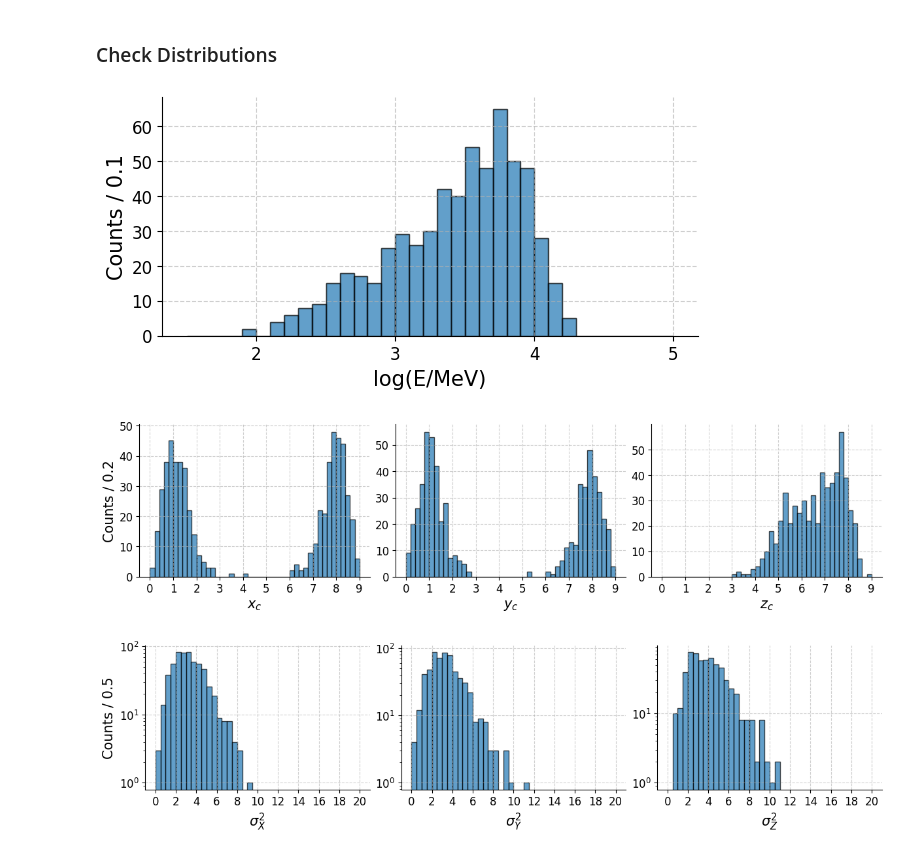
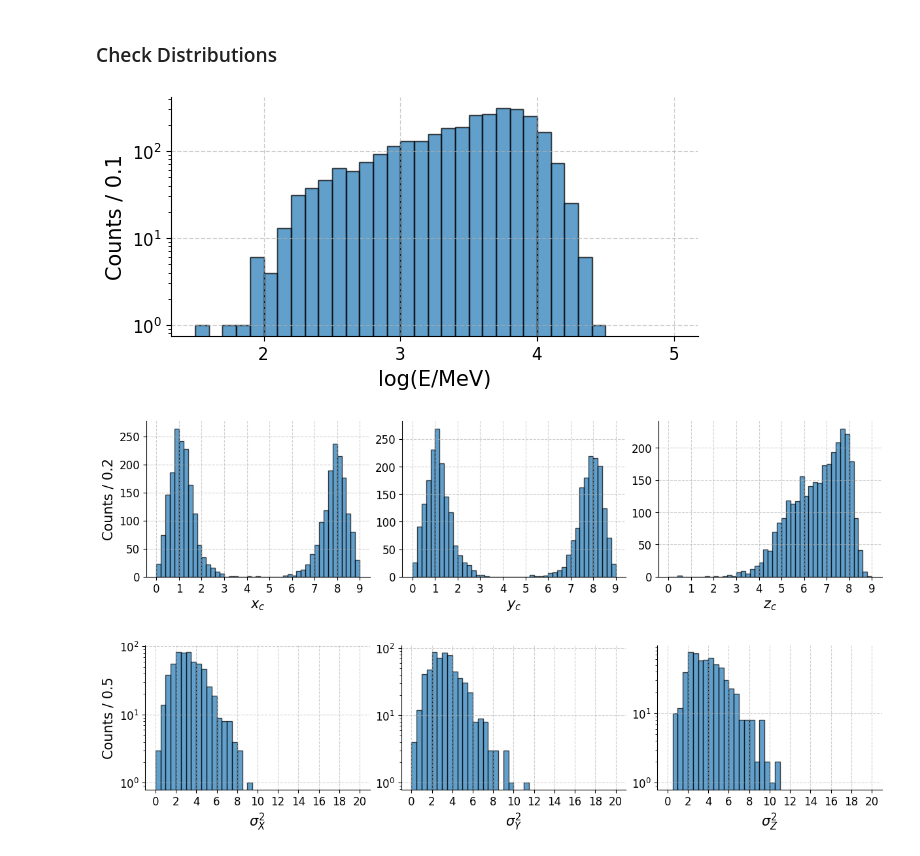
Before and after one commit to Rickard75/SNN-Cal, a Jupyter notebook: SNN/SNN.ipynb, the cells around one changed output. Cells and saved outputs as stored; diff of their text form; code cells hidden in the pictures.

```diff
--- a/SNN/SNN.ipynb
+++ b/SNN/SNN.ipynb
@@ -123,5 +127,5 @@ def antitransform(x):
 
 Change the path depending on which dataset you want to use.
 # %%
-dataset = ds.build_dataset("../DataThesis/po_pikp_1000e/", max_files=3, primary_only=True,
+dataset = ds.build_dataset("../DataThesis/bimodal/po_pikp_1000e/", max_files=3, primary_only=True,
                            target=["energy","centroid","dispersion"])
@@ -136,24 +333,24 @@ len(dataset)
 # %%
 dataset.transform = lambda x: (x[0], ds.to_tensor_and_dtype(np.log10(x[1][0])), torch.float32)
 #dataset.transform = lambda x: (x[0], ds.to_tensor_and_dtype(x[1][0]), torch.float32)
 dims=["log(E/MeV)"]
 fig, axs = plt.subplots(ncols=len(dims), nrows=1, facecolor="w", figsize=(6*len(dims), 3),constrained_layout=True)
 n = 10
 bins=np.arange(1.5, 5+1/n, 1/n)
 axs.set_ylabel(f"Counts / {1/n}", fontsize=15)
 for i in range(len(dims)):
     energy = np.array([d[1] for d in dataset])
     axs.set_xlabel(dims[i], fontsize=15)
     axs.grid(True, linestyle='--', alpha=0.6)
     axs.spines['top'].set_visible(False)
     axs.spines['right'].set_visible(False)
-    #axs.set_yscale('log')
+    axs.set_yscale('log')
 
     axs.tick_params(axis='both', which='major', labelsize=12)
     axs.set_xticks([i for i in range(7)])
     hist = axs.hist(energy, bins, edgecolor='black', alpha=0.7)
 # %% [output]
-[figure, old version]
+[figure, new version]
 # %%
 dataset.transform = lambda x: (x[0], ds.to_tensor_and_dtype(x[1][1]), torch.float32)
 
@@ -174,7 +371,7 @@ for i in range(len(dims)):
     axs[i].set_xticks([i for i in range(10)])
     hist = axs[i].hist(positions, bins, edgecolor='black', alpha=0.7)
 # %% [output]
-[figure, old version]
+[figure, new version]
 # %%
 dataset.transform = lambda x: (x[0], ds.to_tensor_and_dtype(x[1][2]), torch.float32)
 
```
Also changed, not shown: parts of 8 cells of this notebook, 3 other files.
